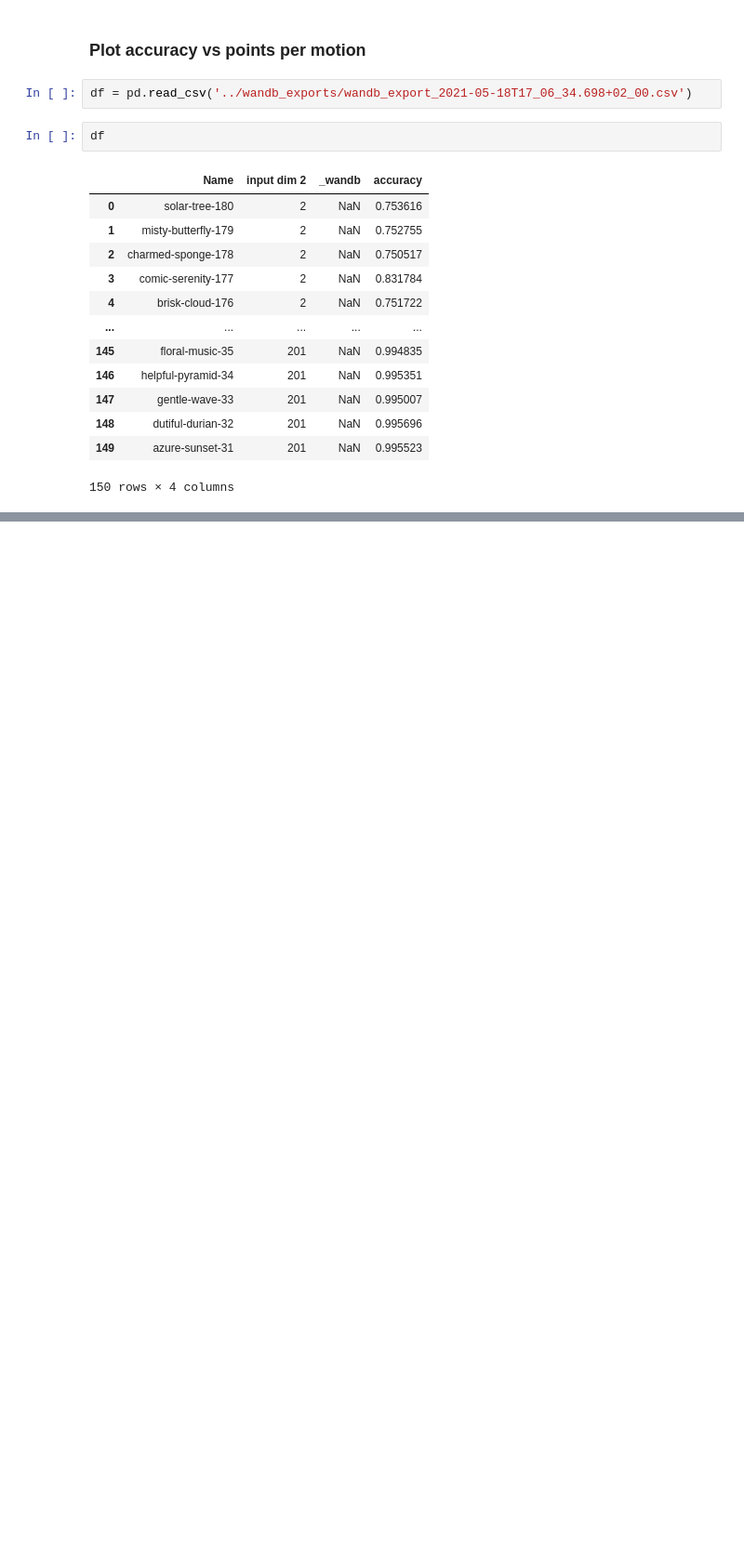
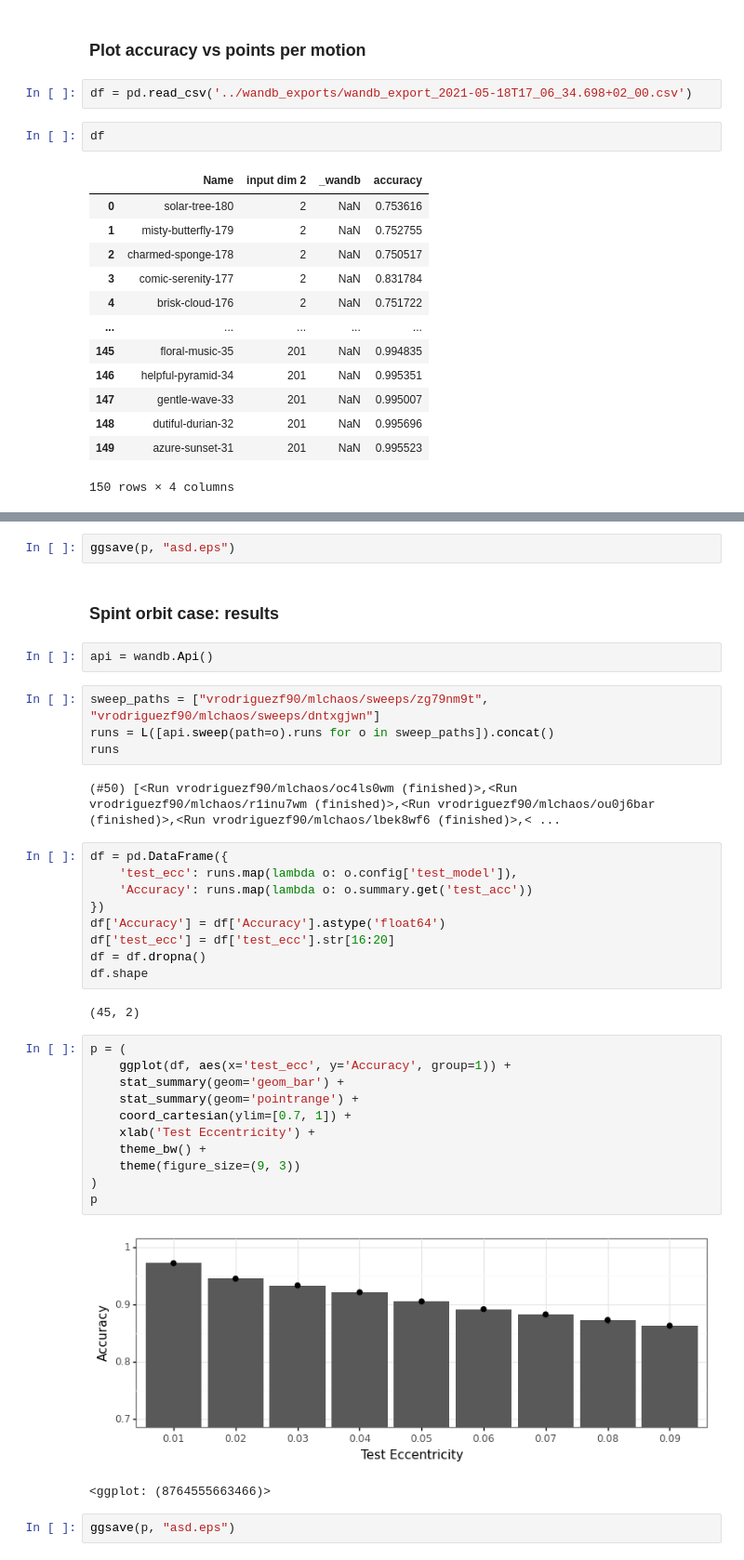
Before and after one commit to vrodriguezf/mlchaos, a Jupyter notebook: nbs/_draftsheet.ipynb, the cells around one changed output, grey strips where cells are left out. Shown at 93% size. Drawn from its saved outputs; the diff is of its cells as text; blank space fills up the shorter version.

```diff
--- a/nbs/_draftsheet.ipynb
+++ b/nbs/_draftsheet.ipynb
@@ -184,0 +190,39 @@ df
+# %%
+ggsave(p, "asd.eps")
+# %% [markdown]
+### Spint orbit case: results
+# %%
+api = wandb.Api()
+# %%
+sweep_paths = ["vrodriguezf90/mlchaos/sweeps/zg79nm9t", "vrodriguezf90/mlchaos/sweeps/dntxgjwn"]
+runs = L([api.sweep(path=o).runs for o in sweep_paths]).concat()
+runs
+# %% [output]
+(#50) [<Run vrodriguezf90/mlchaos/oc4ls0wm (finished)>,<Run vrodriguezf90/mlchaos/r1inu7wm (finished)>,<Run vrodriguezf90/mlchaos/ou0j6bar (finished)>,<Run vrodriguezf90/mlchaos/lbek8wf6 (finished)>,< ...
+# %%
+df = pd.DataFrame({
+    'test_ecc': runs.map(lambda o: o.config['test_model']),
+    'Accuracy': runs.map(lambda o: o.summary.get('test_acc'))
+})
+df['Accuracy'] = df['Accuracy'].astype('float64')
+df['test_ecc'] = df['test_ecc'].str[16:20]
+df = df.dropna()
+df.shape
+# %% [output]
+(45, 2)
+# %%
+p = (
+    ggplot(df, aes(x='test_ecc', y='Accuracy', group=1)) +
+    stat_summary(geom='geom_bar') +
+    stat_summary(geom='pointrange') +
+    coord_cartesian(ylim=[0.7, 1]) +
+    xlab('Test Eccentricity') +
+    theme_bw() +
+    theme(figure_size=(9, 3))
+)
+p
+# %% [output]
+[figure, added]
+<ggplot: (8764555663466)>
+# %%
+ggsave(p, "asd.eps")
```
Also changed, not shown: parts of 17 cells of this notebook, 5 other files.
